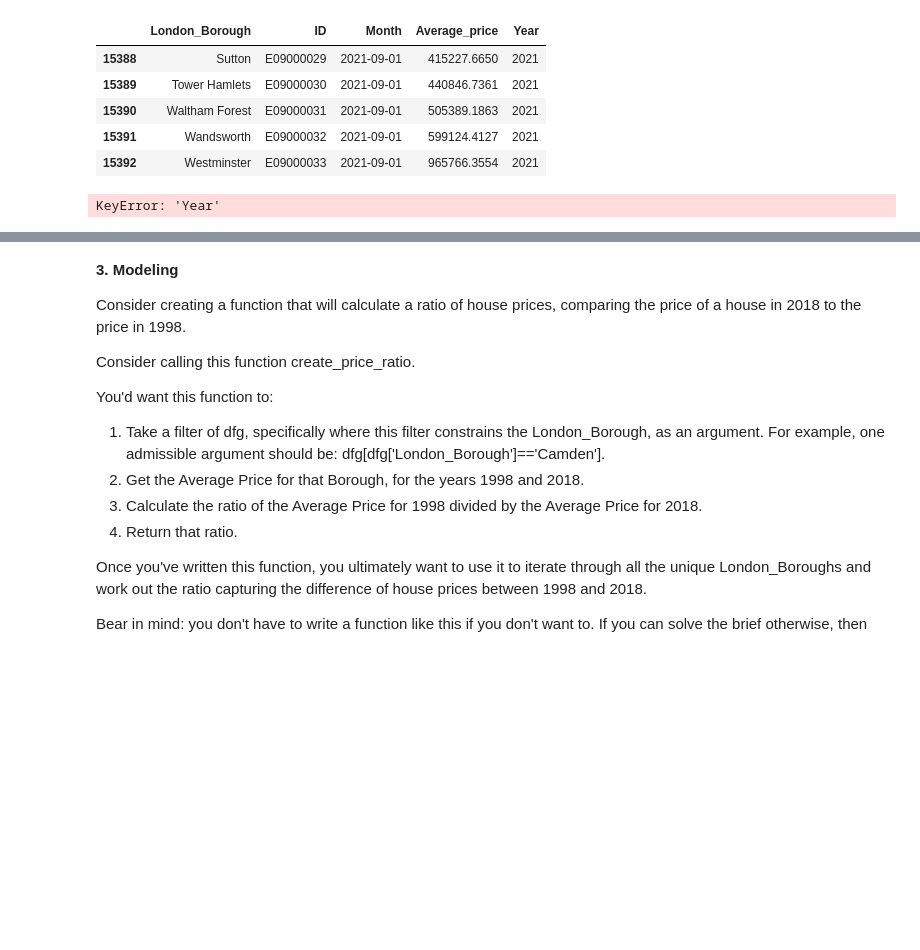
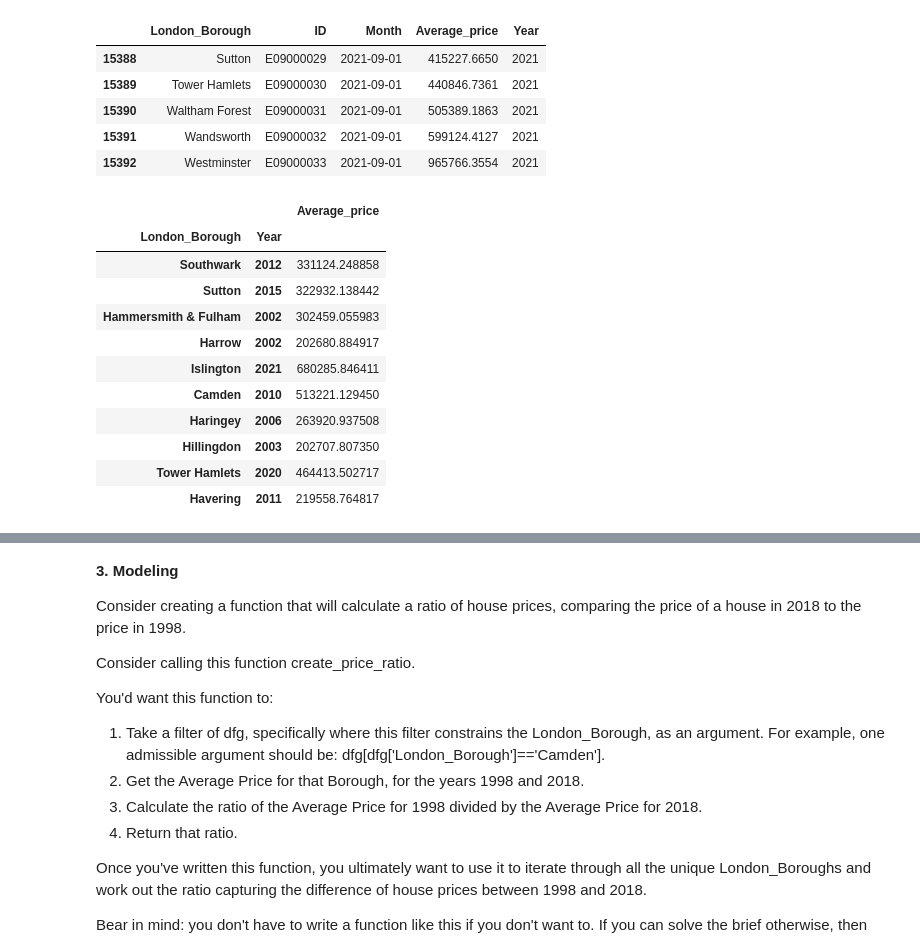
Before and after one commit to LNRobertson/Springboard, a Jupyter notebook: Unit4ChallengeTier3-Copy1.ipynb, the cells around one changed output, grey strips where cells are left out. Drawn from its saved outputs; the diff is of its cells as text; code cells hidden in the pictures; blank space fills up the shorter version.

```diff
--- a/Unit4ChallengeTier3-Copy1.ipynb
+++ b/Unit4ChallengeTier3-Copy1.ipynb
@@ -522,10 +474,26 @@ df.tail()
 | 15391 | Wandsworth | E09000032 | 2021-09-01 | 599124.4127 | 2021 |
 | 15392 | Westminster | E09000033 | 2021-09-01 | 965766.3554 | 2021 |
 # %%
+#!! can't get my plot cell to work !!
 #create variable for plot method line plot showing Camden's Month and Average Price
-ax = camden_prices.plot(kind ="line", x = "Year", y="Average_price")
-ax.set_ylabel("Price")
-ax.plot("Year", "Average_price")
-plot.show()
+#ax = camden_prices.plot(kind ="line", x = "Year", y="Average_price")
+#ax.set_ylabel("Price")
+#ax.plot("Year", "Average_price")
+#plot.show()
-# %% [output]
-KeyError: 'Year'
+# %%
+#calculate the mean house price for each year by grouping the dataframe by Borough and Year
+dfg = df.groupby(by=['London_Borough', 'Year']).mean()
+dfg.sample(10)
+# %% [output]
+|  |  | Average_price |
+| London_Borough | Year |  |
+| Southwark | 2012 | 331124.248858 |
+| Sutton | 2015 | 322932.138442 |
+| Hammersmith & Fulham | 2002 | 302459.055983 |
+| Harrow | 2002 | 202680.884917 |
+| Islington | 2021 | 680285.846411 |
+| Camden | 2010 | 513221.129450 |
+| Haringey | 2006 | 263920.937508 |
+| Hillingdon | 2003 | 202707.807350 |
+| Tower Hamlets | 2020 | 464413.502717 |
+| Havering | 2011 | 219558.764817 |
```
Also changed, not shown: parts of 17 cells of this notebook.
